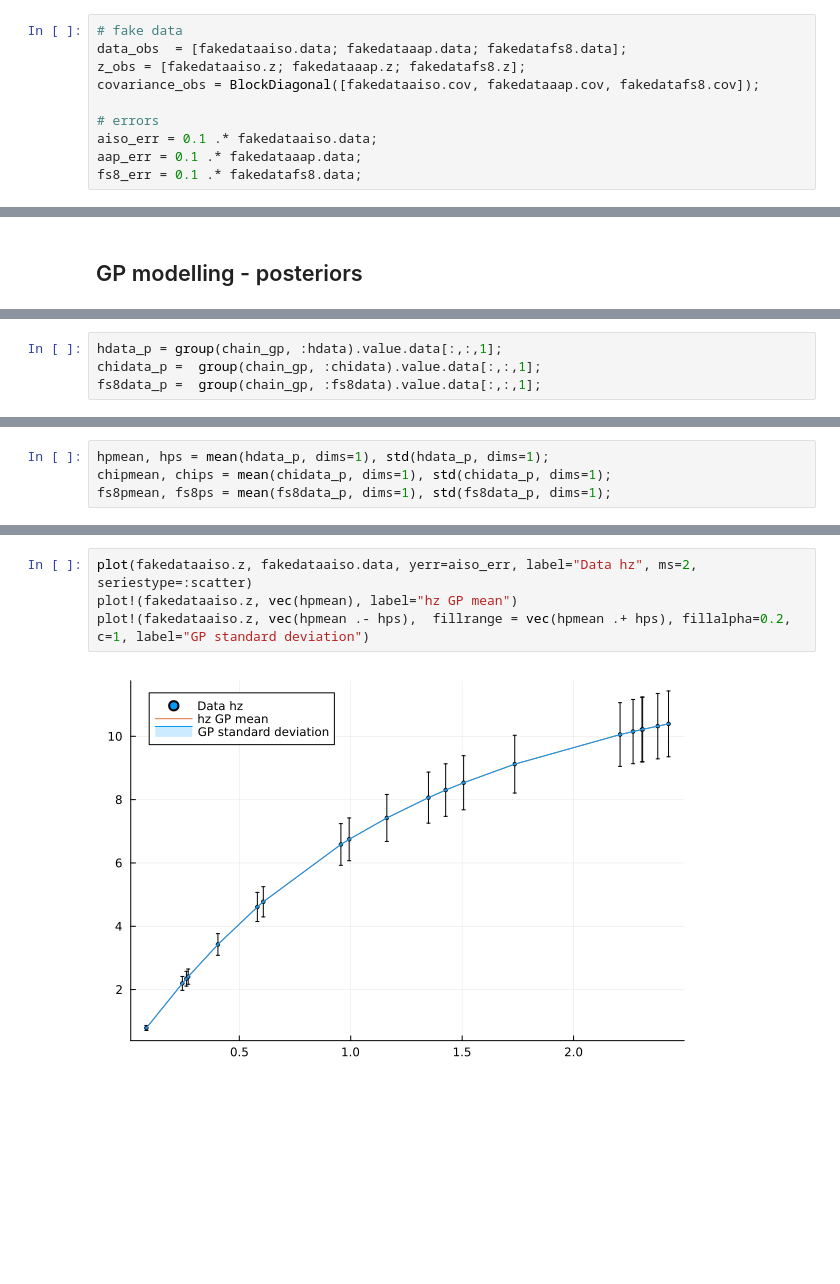
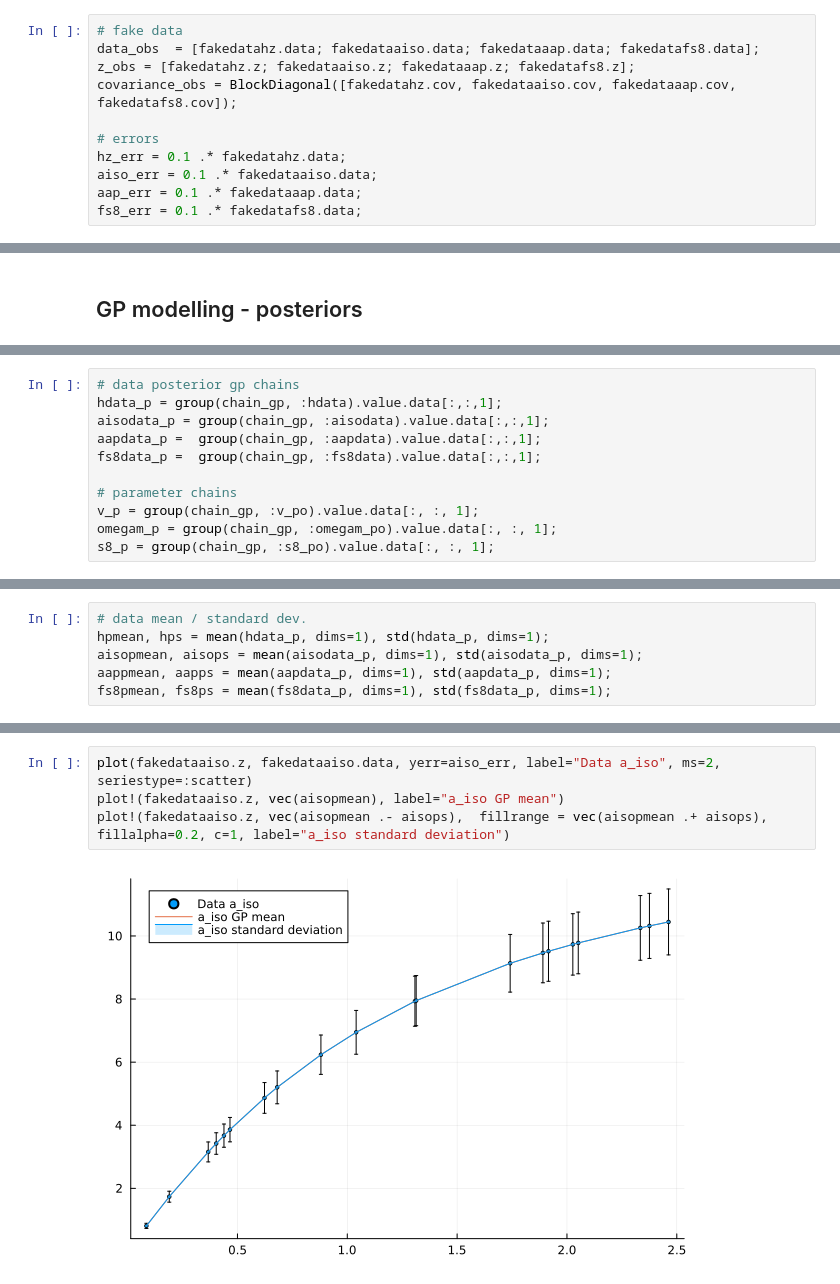
Before and after one commit to JaimeRZP/wb_gp, a Jupyter notebook: Tanvi/alpha_param.ipynb, the cells around one changed output, grey strips where cells are left out. Saved outputs shown, nothing was run; the diff lists cells and outputs as text; blank space fills up the shorter version.

```diff
--- a/Tanvi/alpha_param.ipynb
+++ b/Tanvi/alpha_param.ipynb
@@ -90,11 +90,12 @@ fakedataaiso = fakedata_aiso();
 #### Putting Hz, Dm and fs8 data together
 # %%
 # fake data
-data_obs  = [fakedataaiso.data; fakedataaap.data; fakedatafs8.data];
-z_obs = [fakedataaiso.z; fakedataaap.z; fakedatafs8.z];
-covariance_obs = BlockDiagonal([fakedataaiso.cov, fakedataaap.cov, fakedatafs8.cov]);
+data_obs  = [fakedatahz.data; fakedataaiso.data; fakedataaap.data; fakedatafs8.data];
+z_obs = [fakedatahz.z; fakedataaiso.z; fakedataaap.z; fakedatafs8.z];
+covariance_obs = BlockDiagonal([fakedatahz.cov, fakedataaiso.cov, fakedataaap.cov, fakedatafs8.cov]);
 
 # errors
+hz_err = 0.1 .* fakedatahz.data;
 aiso_err = 0.1 .* fakedataaiso.data;
 aap_err = 0.1 .* fakedataaap.data;
 fs8_err = 0.1 .* fakedatafs8.data;
@@ -434,4 +460,11 @@ Summary Statistics
 # %%
+# data posterior gp chains
 hdata_p = group(chain_gp, :hdata).value.data[:,:,1];
-chidata_p =  group(chain_gp, :chidata).value.data[:,:,1];
+aisodata_p = group(chain_gp, :aisodata).value.data[:,:,1];
+aapdata_p =  group(chain_gp, :aapdata).value.data[:,:,1];
 fs8data_p =  group(chain_gp, :fs8data).value.data[:,:,1];
+
+# parameter chains
+v_p = group(chain_gp, :v_po).value.data[:, :, 1];
+omegam_p = group(chain_gp, :omegam_po).value.data[:, :, 1];
+s8_p = group(chain_gp, :s8_po).value.data[:, :, 1];
@@ -442,4 +471,6 @@ s8_p = group(chain_gp, :s8_po).value.data[:, :, 1];
 # %%
+# data mean / standard dev.
 hpmean, hps = mean(hdata_p, dims=1), std(hdata_p, dims=1);
-chipmean, chips = mean(chidata_p, dims=1), std(chidata_p, dims=1);
+aisopmean, aisops = mean(aisodata_p, dims=1), std(aisodata_p, dims=1);
+aappmean, aapps = mean(aapdata_p, dims=1), std(aapdata_p, dims=1);
 fs8pmean, fs8ps = mean(fs8data_p, dims=1), std(fs8data_p, dims=1);
@@ -446,7 +485,7 @@ fs8pmean, fs8ps = mean(fs8data_p, dims=1), std(fs8data_p, dims=1);
 # %%
-plot(fakedataaiso.z, fakedataaiso.data, yerr=aiso_err, label="Data hz", ms=2, seriestype=:scatter)
-plot!(fakedataaiso.z, vec(hpmean), label="hz GP mean")
-plot!(fakedataaiso.z, vec(hpmean .- hps),  fillrange = vec(hpmean .+ hps), fillalpha=0.2, c=1, label="GP standard deviation")
+plot(fakedataaiso.z, fakedataaiso.data, yerr=aiso_err, label="Data a_iso", ms=2, seriestype=:scatter)
+plot!(fakedataaiso.z, vec(aisopmean), label="a_iso GP mean")
+plot!(fakedataaiso.z, vec(aisopmean .- aisops),  fillrange = vec(aisopmean .+ aisops), fillalpha=0.2, c=1, label="a_iso standard deviation")
 # %% [output]
-[figure, old version]
+[figure, new version]
 # %%
```
Also changed, not shown: parts of 24 cells of this notebook.
